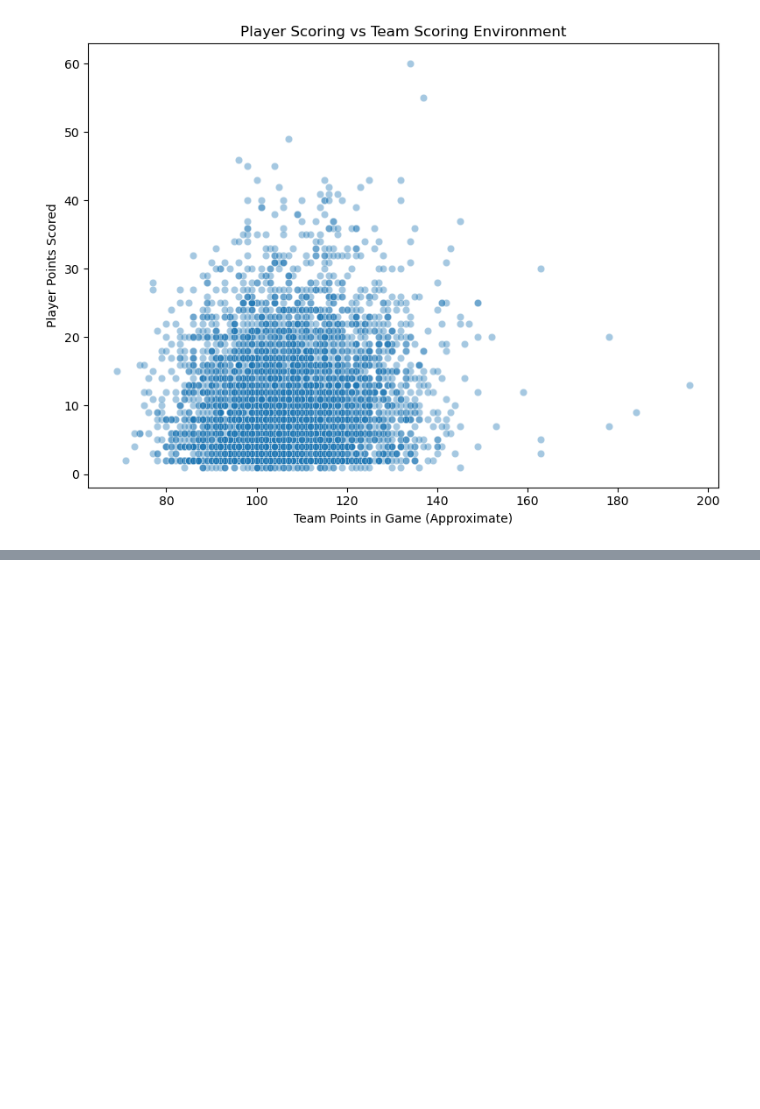
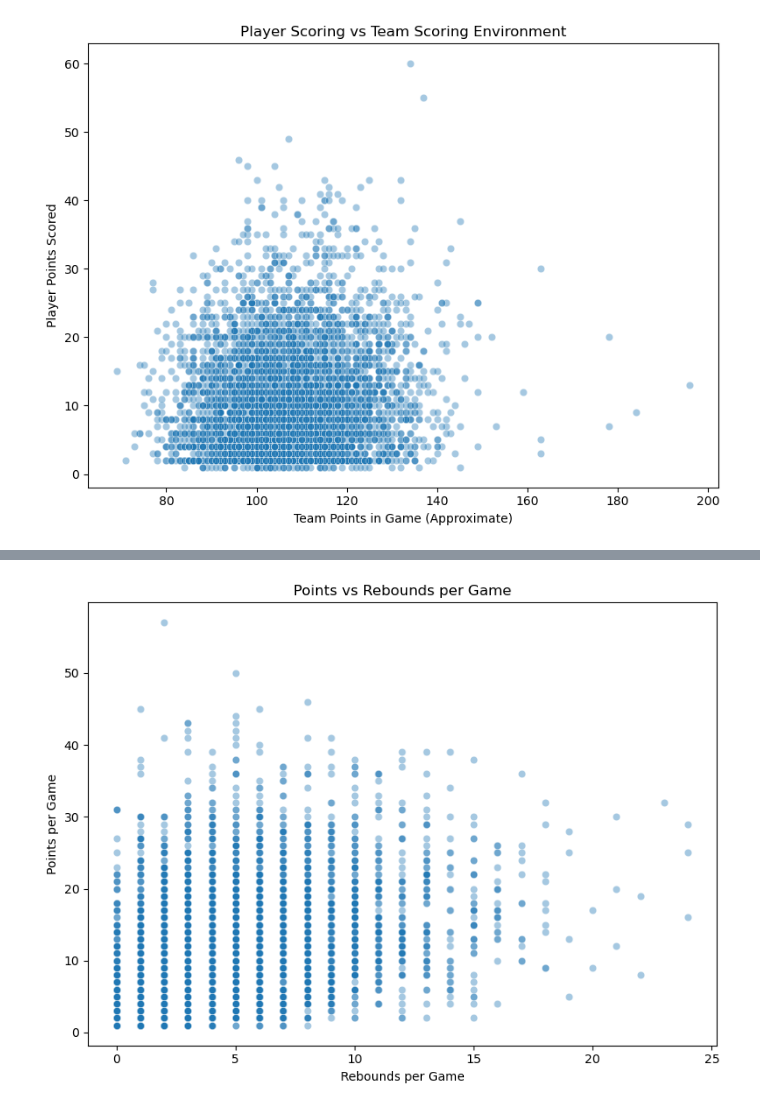
Before and after one commit to Jorgemontanez25/NBA_players_performance, a Jupyter notebook: notebooks/02_analysis.ipynb, the cells around one changed output, grey strips where cells are left out. Cells and saved outputs as stored; diff of their text form; code cells hidden in the pictures; blank space fills up the shorter version.

```diff
--- a/notebooks/02_analysis.ipynb
+++ b/notebooks/02_analysis.ipynb
@@ -366,0 +297,19 @@ plt.show()
+# %%
+plt.figure(figsize=(8,6))
+
+sns.scatterplot(
+    data=player_game_features.sample(5000, random_state=42),
+    x="rebound_events",
+    y="final_points",
+    alpha=0.4
+)
+
+plt.title("Points vs Rebounds per Game")
+plt.xlabel("Rebounds per Game")
+plt.ylabel("Points per Game")
+
+plt.tight_layout()
+plt.savefig("../figures/analysis_points_vs_rebounds.png", dpi=300)
+plt.show()
+# %% [output]
+[figure, added]
```
Also changed, not shown: parts of 22 cells of this notebook, 2 other files.
